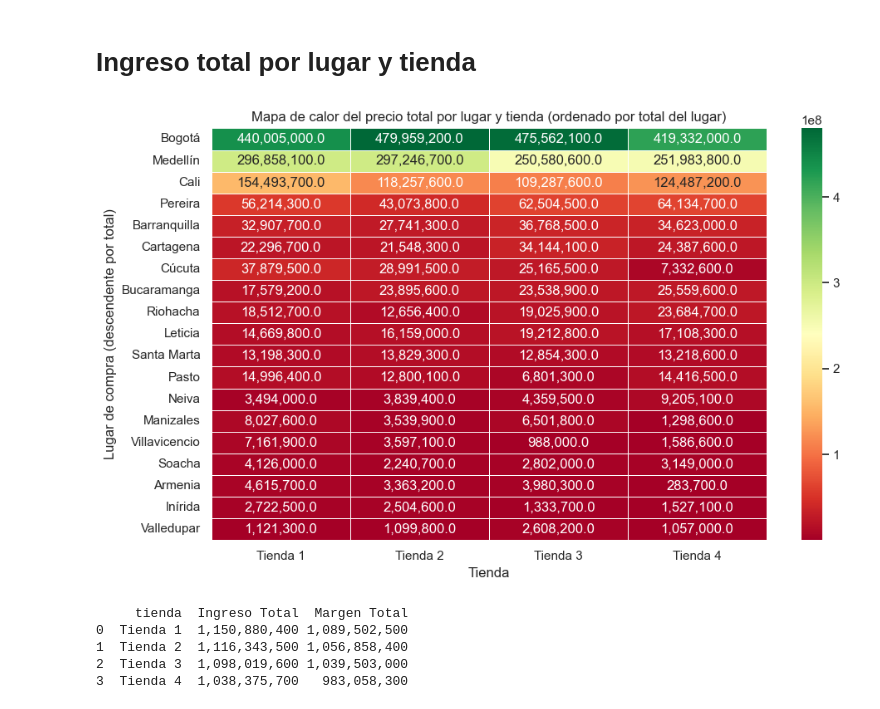
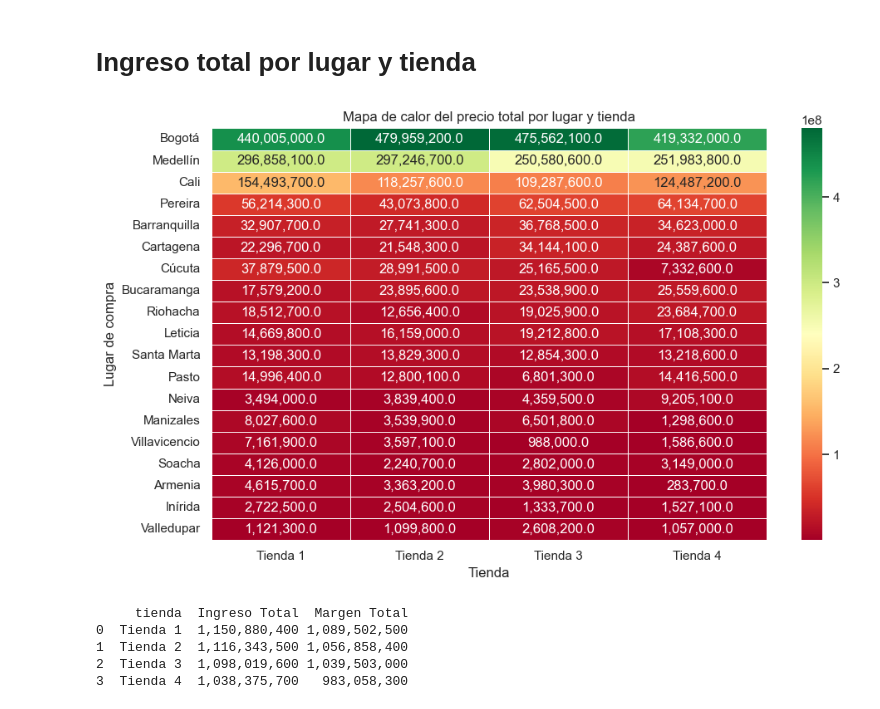
Before and after one commit to mikeismerio/challenge_alura_store, a Jupyter notebook: notebooks/02_visualizaciones_ingresos.ipynb, the cells around one changed output. Drawn from its saved outputs; the diff is of its cells as text; code cells hidden in the pictures.

```diff
--- a/notebooks/02_visualizaciones_ingresos.ipynb
+++ b/notebooks/02_visualizaciones_ingresos.ipynb
@@ -76,44 +71,44 @@ tabla = (
       .reset_index()
 )
 
-# Calcular el total por lugar (para ordenar después)
+# Calcular el total por lugar
 totales_lugar = (
     tabla.groupby("lugar_de_compra")["precio"]
          .sum()
          .sort_values(ascending=False)   # orden descendente
 )
 
-# Convertir lugar_de_compra en categoría ordenada
+# Convertir lugar_de_compra
 tabla["lugar_de_compra"] = pd.Categorical(
     tabla["lugar_de_compra"],
     categories=totales_lugar.index,
     ordered=True
 )
 
-# Tabla pivote para heatmap (ya ordenada)
+# Tabla pivote para heatmap
 pivot = tabla.pivot(
     index='lugar_de_compra',
     columns='tienda',
     values='precio'
 )
 
 # Heatmap
 plt.figure(figsize=(10,6))
 sns.heatmap(
     pivot,
     annot=True,
     fmt=",",
     cmap="RdYlGn",
     linewidths=.5
 )
 
-plt.title("Mapa de calor del precio total por lugar y tienda (ordenado por total del lugar)")
+plt.title("Mapa de calor del precio total por lugar y tienda")
 plt.xlabel("Tienda")
-plt.ylabel("Lugar de compra (descendente por total)")
+plt.ylabel("Lugar de compra")
 plt.tight_layout()
 plt.show()
 # %% [output]
-[figure, old version]
+[figure, new version]
 # %%
 sns.set_theme(style="whitegrid")
 
```
Also changed, not shown: parts of 5 cells of this notebook.
